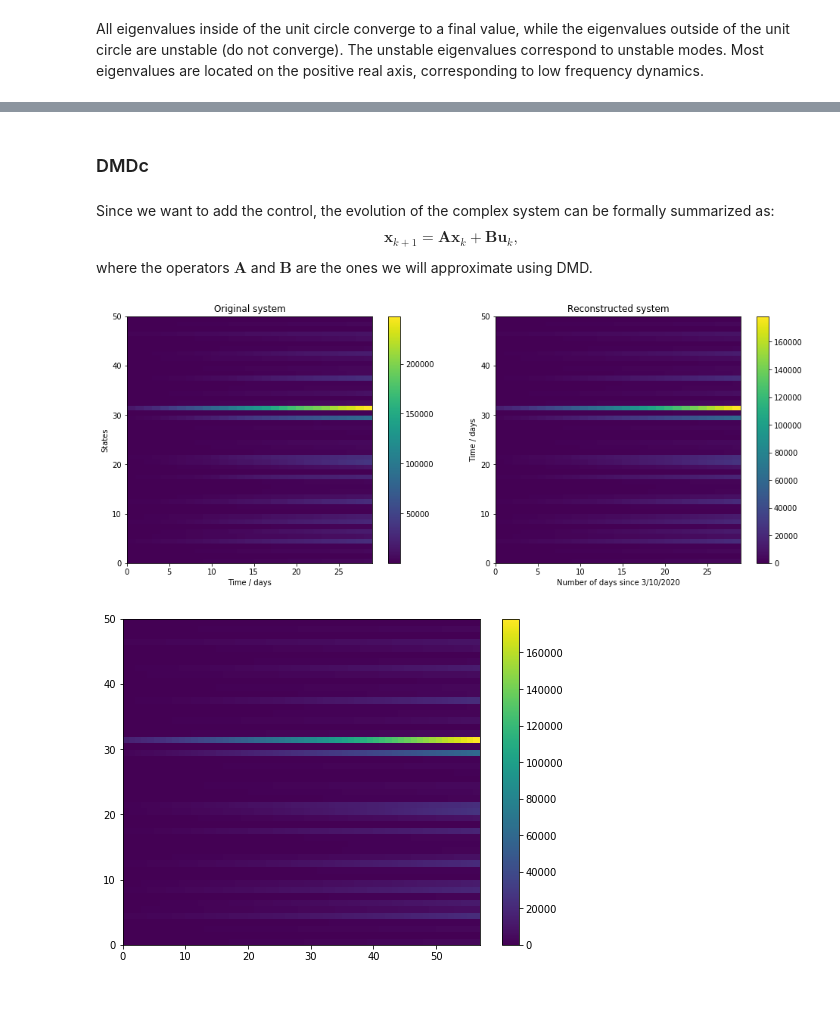
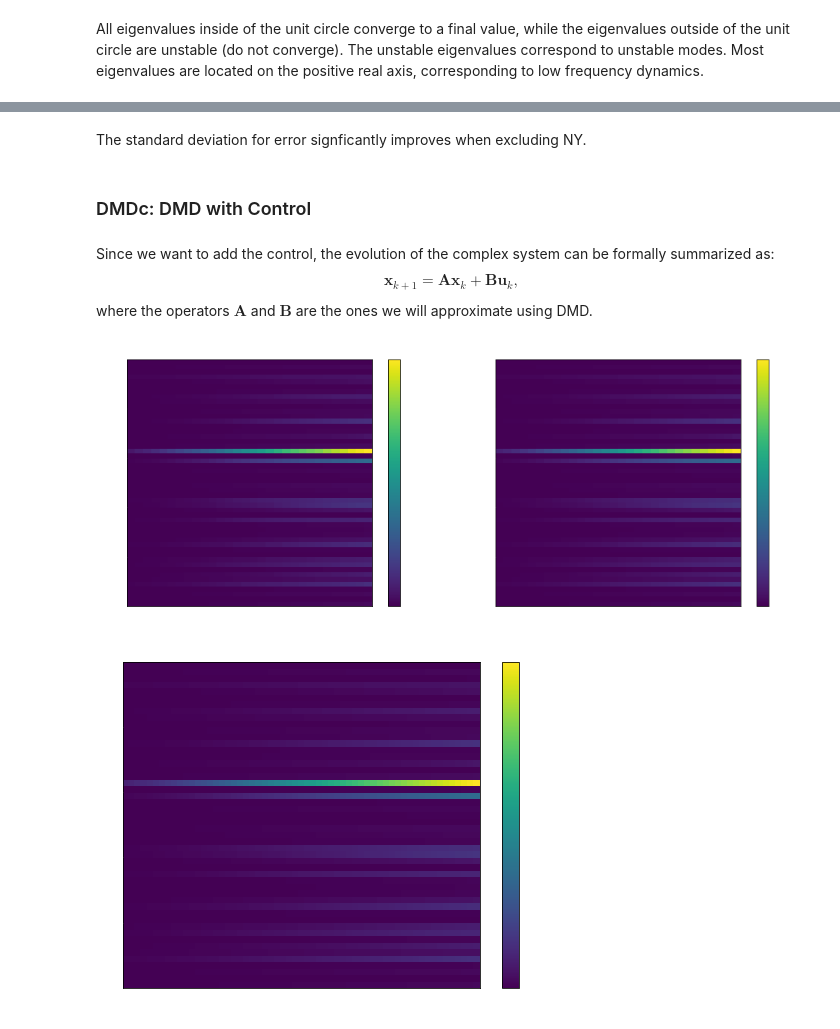
Before and after one commit to JuliaBriden/coronavirus-dmdc, a Jupyter notebook: US State Data.ipynb, the cells around one changed output, grey strips where cells are left out. Saved outputs shown, nothing was run; the diff lists cells and outputs as text; code cells hidden in the pictures; blank space fills up the shorter version.

```diff
--- a/US State Data.ipynb
+++ b/US State Data.ipynb
@@ -8,12 +8,17 @@ import pandas as pd
 import matplotlib.pyplot as plt
 from sklearn import preprocessing
 import numpy as np
-from pydmd import DMD,DMDc
+from pydmd import DMD,DMDc,DMDBase
 from datetime import timedelta, date, datetime
 import re
 from urllib.request import urlopen
 import json
 import plotly.express as px
+plt.rcParams['text.color'] = 'white'
+plt.rcParams.update({'text.color' : "white",
+                     'axes.labelcolor' : "white",
+                    'xtick.color' : "white",
+                    'ytick.color' : "white"})
 # %%
 # import csse_covid_19_daily_reports
 
@@ -212,7 +217,7 @@ array([[ 157,  196,  242, ..., 4571, 4712, 4888],
 # %% [markdown]
 ### DMD
 # %%
-dmd = DMD(svd_rank=6) # truncated SVD
+dmd = DMD(svd_rank=3) # truncated SVD
 dmd.fit(scaledData)
 
 # plot true data
@@ -326,0 +343,6 @@ fig.show()
+# %%
+# Take DMD of data
+dmd = DMD(svd_rank=3) # truncated SVD
+dmd.fit(scaledData)
+
+At = dmd.atilde #Koopman operator
@@ -327,32 +607,36 @@ fig.show()
+# %% [markdown]
+The standard deviation for error signficantly improves when excluding NY.
 # %% [markdown]
-### DMDc
+### DMDc: DMD with Control
 # %% [markdown]
 Since we want to add the control, the evolution of the complex system can be formally summarized as:$$
 \mathbf{x}_{k+1} = \mathbf{A}\mathbf{x}_k + \mathbf{B}\mathbf{u}_k,
 $$where the operators $\mathbf{A}$ and $\mathbf{B}$ are the ones we will approximate using DMD.
 # %%
 dmdc = DMDc()
-dmdc.fit(scaledData, np.zeros(28))
+dmdc.fit(scaledData, np.zeros(np.size(scaledData,1)-1)) # fit dmdc with no control
 # %%
+# plot
+
 plt.figure(figsize=(16,6))
 
 plt.subplot(121)
 plt.title('Original system')
 plt.xlabel('Time / days')
 plt.ylabel('States')
 plt.pcolor(scaledData)
 plt.colorbar()
 
 plt.subplot(122)
 plt.title('Reconstructed system')
-plt.xlabel('Number of days since 3/10/2020')
-plt.ylabel('Time / days')
+plt.ylabel('States')
+plt.xlabel('Time / days')
 plt.pcolor(dmdc.reconstructed_data().real)
 plt.colorbar()
 
 plt.show()
 # %% [output]
-[figure, old version]
+[figure, new version]
 # %%
 dmdc.dmd_time['dt'] = .5
 u = np.random.rand(1,1)-.5
@@ -363,4 +647,4 @@ plt.pcolor(dmdc.reconstructed_data(new_u).real)
 plt.colorbar()
 plt.show()
 # %% [output]
-[figure, old version]
+[figure, new version]
```
Also changed, not shown: parts of 22 cells of this notebook.
